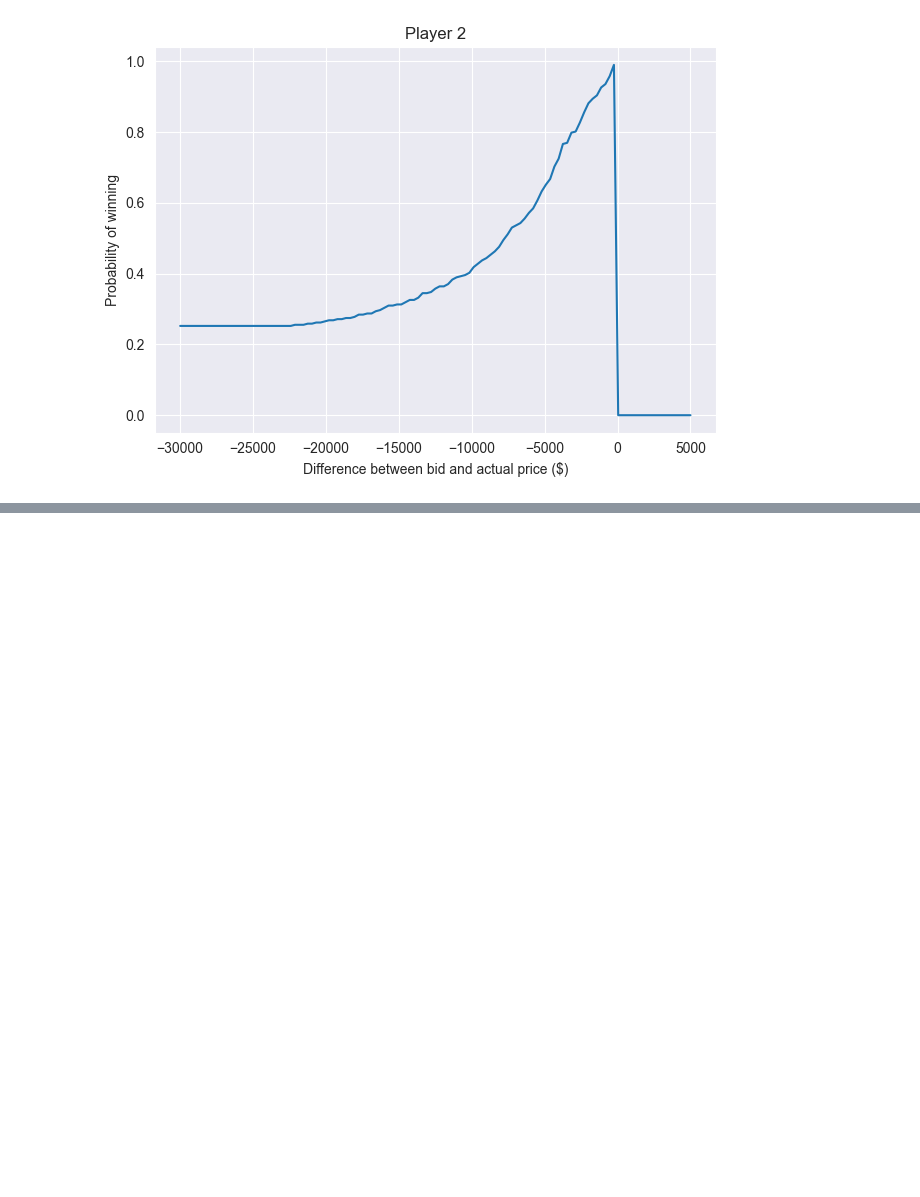
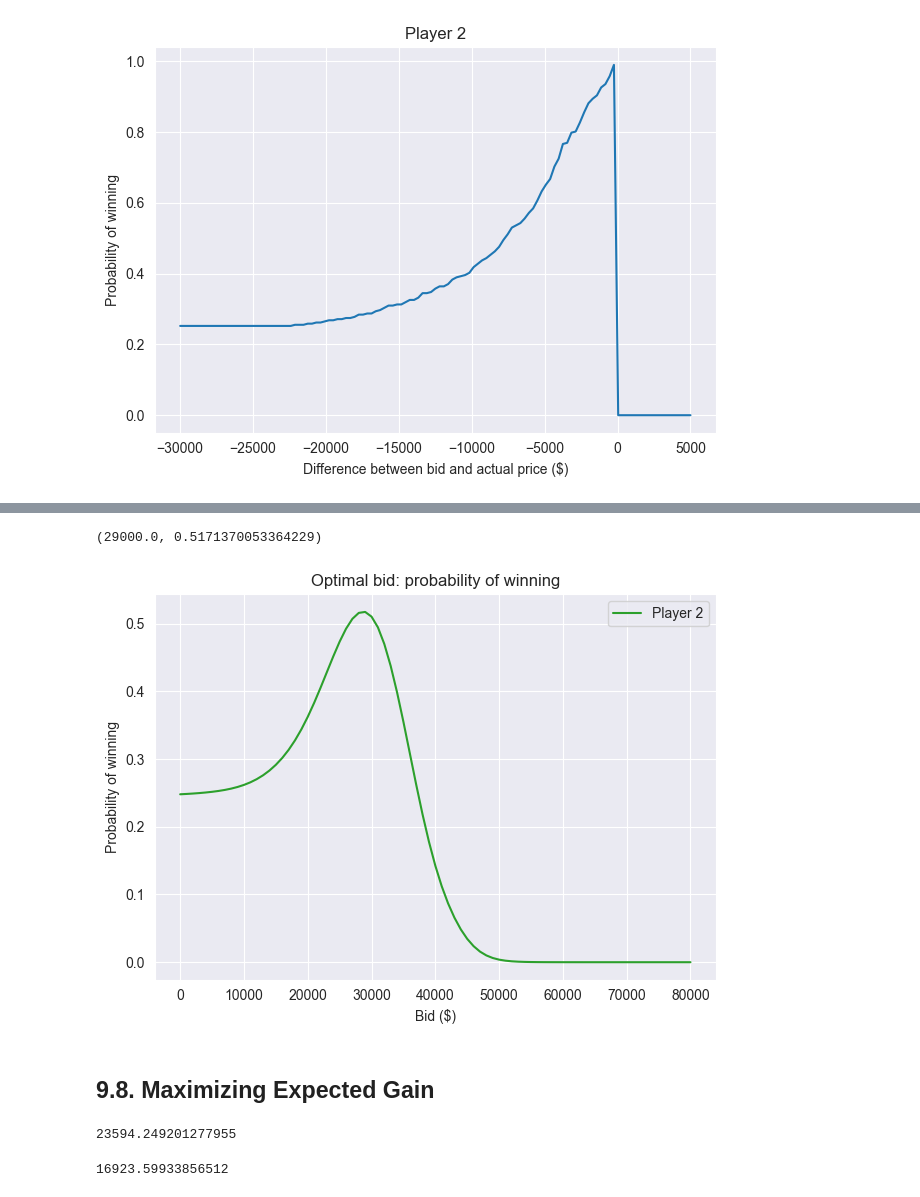
Before and after one commit to Xupeiyi/think-bayes, a Jupyter notebook: chapter9.ipynb, the cells around one changed output, grey strips where cells are left out. Cells and saved outputs as stored; diff of their text form; code cells hidden in the pictures; blank space fills up the shorter version.

```diff
--- a/chapter9.ipynb
+++ b/chapter9.ipynb
@@ -124,13 +122,13 @@ print(f"Probability of player 2 overbidding: {prob_overbid(sample_diff2)}")
 # %% [output]
 Probability of player 2 overbidding: 0.29073482428115016
 # %%
-def prob_worse_than(given_diff, sample_diff):
-    """Probability opponent diff is worse than given diff."""
-    return np.mean(sample_diff < given_diff)
+def calc_worse_than_prob(diff_sample, threshold):
+    """Probability diff is worse than threshold."""
+    return np.mean(diff_sample < threshold)
 
 
-print(f"Probability of player 2 diff worse than -5000: {prob_worse_than(-5000, sample_diff2)}")
-print(f"Probability of player 2 diff worse than -10000: {prob_worse_than(-10000, sample_diff2)}")
+print(f"Probability of player 2 diff worse than -5000: {calc_worse_than_prob(diff_sample2, -5000)}")
+print(f"Probability of player 2 diff worse than -10000: {calc_worse_than_prob(diff_sample2, -10000)}")
 # %% [output]
 Probability of player 2 diff worse than -5000: 0.38338658146964855
 Probability of player 2 diff worse than -10000: 0.14376996805111822
@@ -189,0 +226,50 @@ decorate(
+# %%
+prob_win2 = [
+    calc_total_win_prob(bid, price_posterior2, diff_sample1)
+    for bid in price_posterior2.qs
+]
+prob_win2 = pd.Series(prob_win2, index=price_posterior2.qs)
+
+prob_win2.plot(label='Player 2', color='C2')
+decorate(
+    xlabel='Bid ($)',
+    ylabel='Probability of winning',
+    title='Optimal bid: probability of winning'
+)
+prob_win2.idxmax(), prob_win2.max()
+# %% [output]
+(29000.0, 0.5171370053364229)
+[figure, added]
+# %% [markdown]
+## 9.8. Maximizing Expected Gain
+# %%
+def calc_conditional_gain(bid, price, opponent_diff_sample):
+    """Compute expected gain given a bid and actual price."""
+    diff = bid - price
+    conditional_win_prob = calc_conditional_win_prob(diff, opponent_diff_sample)
+
+    # if you are within 250 dollars, you win both showcases
+    if -250 <= diff <= 0:
+        return 2 * price * conditional_win_prob
+    else:
+        return price * conditional_win_prob
+
+
+calc_conditional_gain(30000, 35000, diff_sample2)
+# %% [output]
+23594.249201277955
+# %%
+def calc_expected_gain(bid, price_posterior, opponent_diff_sample):
+    """Compute the expected gain of a given bid."""
+    expected_gain = 0
+    for price, price_prob in price_posterior.items():
+        expected_gain += (
+            price_prob
+            * calc_conditional_gain(bid, price, opponent_diff_sample)
+        )
+    return expected_gain
+
+
+calc_expected_gain(21000, price_posterior1, diff_sample2)
+# %% [output]
+16923.59933856512
```
Also changed, not shown: parts of 14 cells of this notebook.
